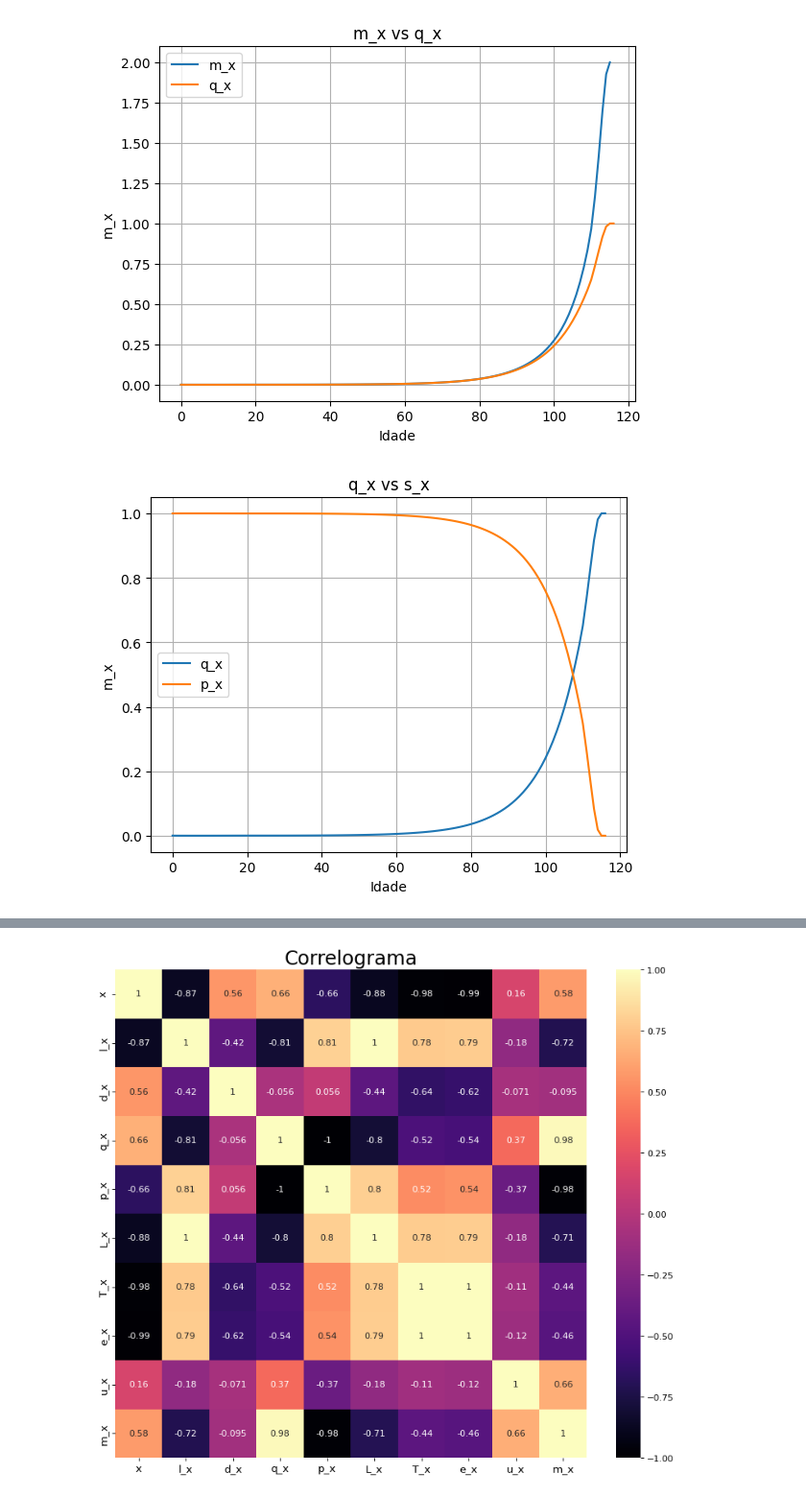
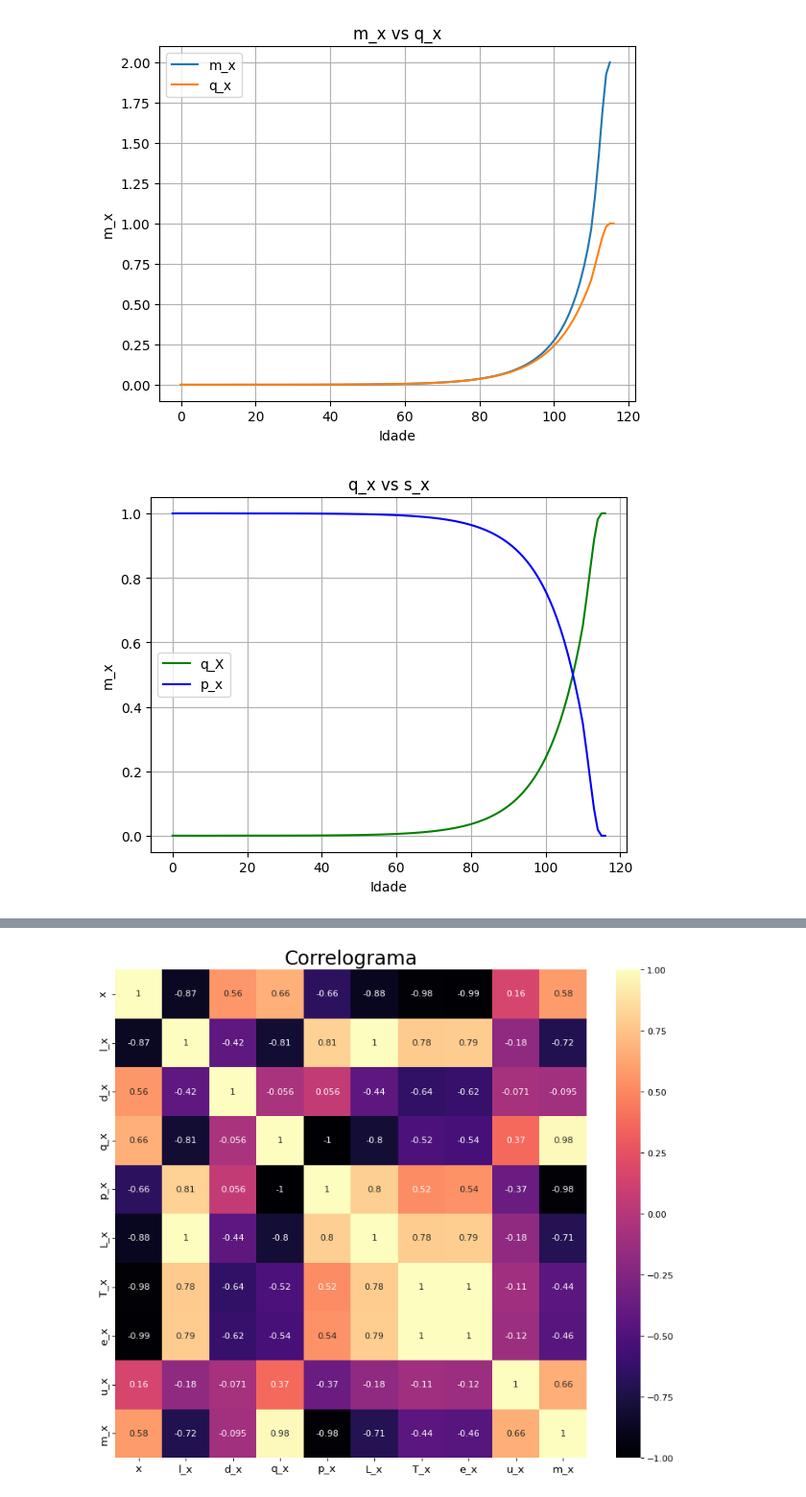
Before and after one commit to jgpds/Mortality-Table, a Jupyter notebook: Tabuas.ipynb, the cells around one changed output, grey strips where cells are left out. Shown at 96% size. Saved outputs shown, nothing was run; the diff lists cells and outputs as text; code cells hidden in the pictures.

```diff
--- a/Tabuas.ipynb
+++ b/Tabuas.ipynb
@@ -369,14 +369,14 @@ plt.show()
 # %%
 plt.xlabel("Idade")
 plt.ylabel("m_x")
 plt.title("q_x vs s_x")
-plt.plot(df2['x'], df2['q_x'], label = "q_x")
-plt.plot(df2['x'], df2['p_x'], label = "p_x")
+plt.plot(df2['x'], df2['q_x'], 'g-', label = 'q_X')
+plt.plot(df2['x'], df2['p_x'], 'b-', label = 'p_x')
 plt.legend()
 plt.grid()
 plt.show()
 # %% [output]
-[figure, old version]
+[figure, new version]
 # %%
 plt.xlabel("Idade")
 plt.ylabel("m_x")
```
Also changed, not shown: parts of 3 cells of this notebook.
